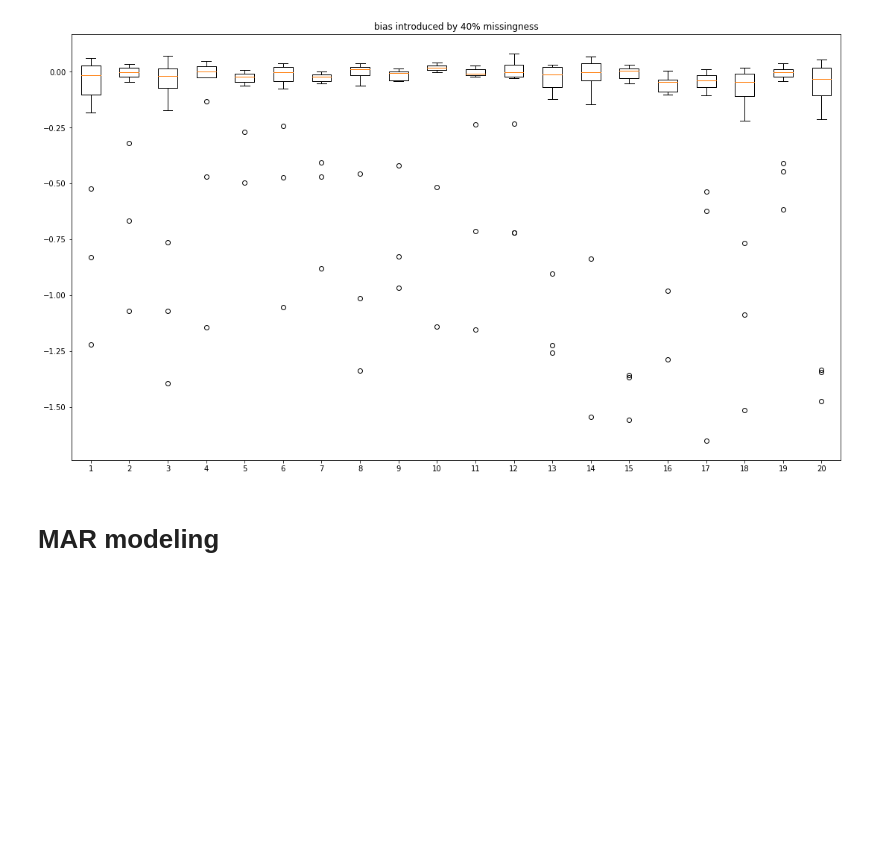
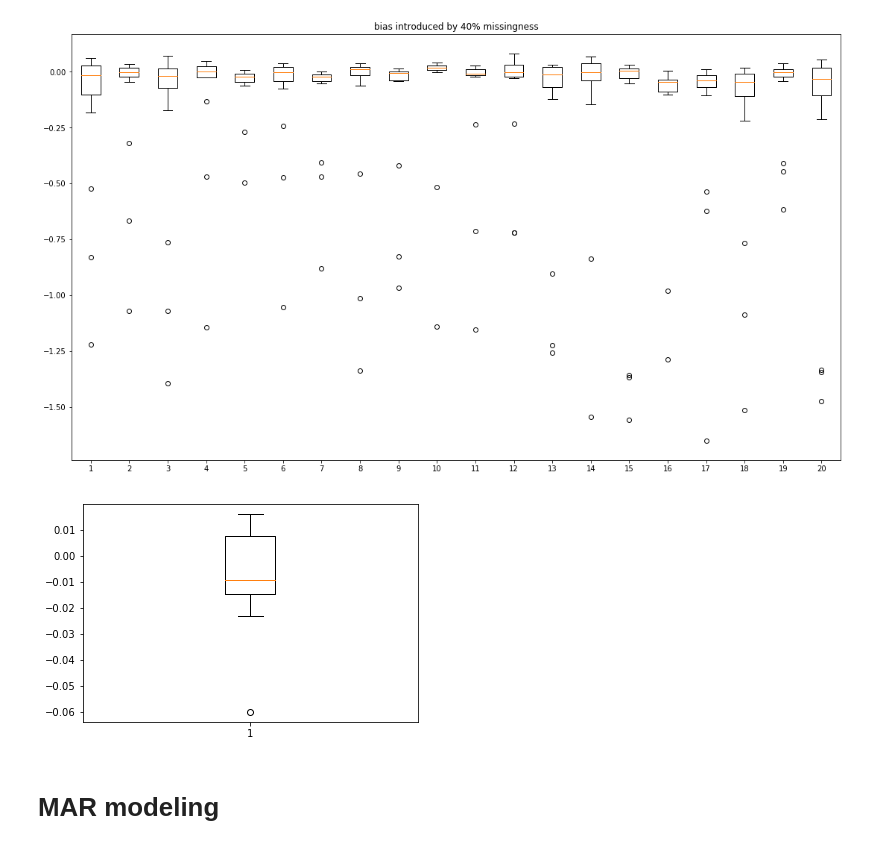
Before and after one commit to quinn-dougherty/missingness-lightningtalk, a Jupyter notebook: waterpoint/waterpoint-study.ipynb, the cells around one changed output. Saved outputs shown, nothing was run; the diff lists cells and outputs as text; code cells hidden in the pictures; blank space fills up the shorter version.

Commit message:
aggregating boxplots

```diff
--- a/waterpoint/waterpoint-study.ipynb
+++ b/waterpoint/waterpoint-study.ipynb
@@ -85,6 +85,7 @@ def mcar_goblin(dat: DataFrame, ratio: float) -> DataFrame:
                          for feat in dat.columns if feat!='y'})
 
 def coefs(imputer: Imputer, X: DataFrame, y: Series) -> Tuple[str, Array]:
+    ''' '''
     lm = LogisticRegression(multi_class='auto', solver='lbfgs', max_iter=10000)
 
     lm.fit(imputer(X), y)
@@ -168,6 +169,11 @@ ax.set_title("bias introduced by 40% missingness")
 plt.boxplot(x=result_df.drop([21, 'imputer'], axis=1).T);
 # %% [output]
 [figure]
+# %%
+aggregated = result_df.drop('imputer', axis=1).T.mean()
+plt.boxplot(aggregated[abs(aggregated) < 0.5]);
+# %% [output]
+[figure, added]
 # %% [markdown]
 # MAR modeling
 # %%
```
Also changed, not shown: 1 other file.
